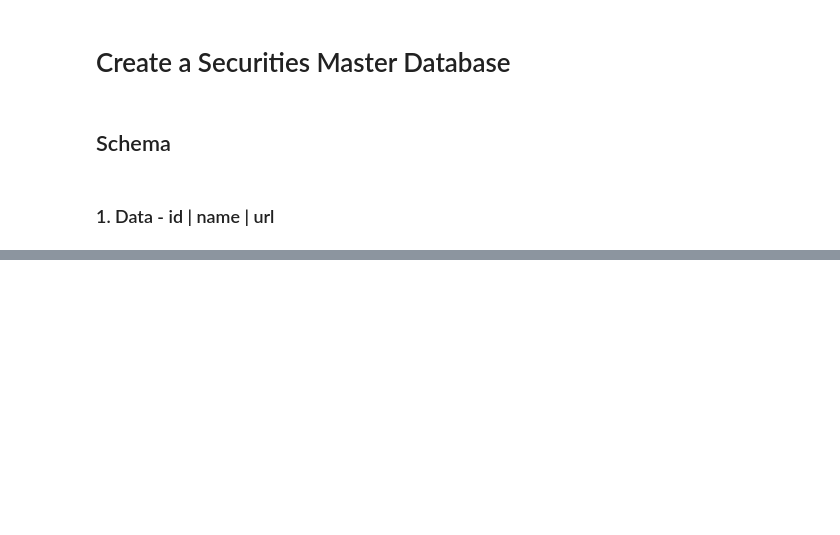
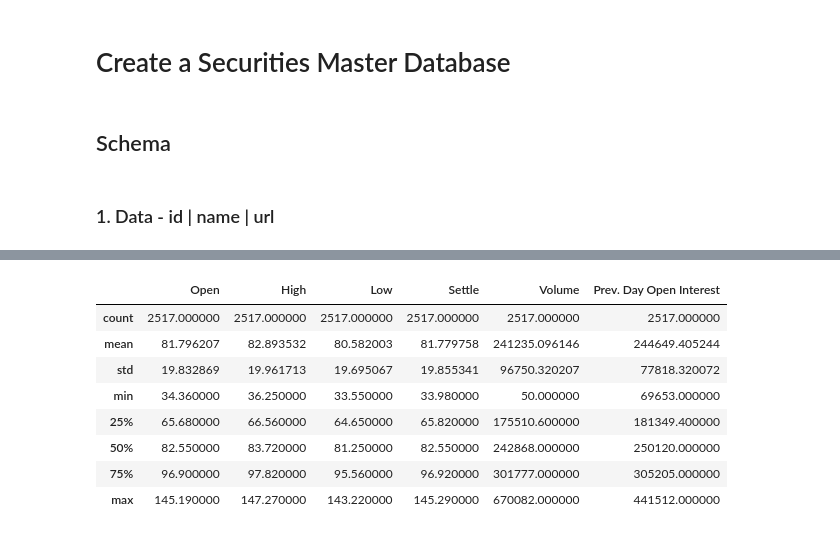
Before and after one commit to franko003/K2_Data_Science, a Jupyter notebook: Exploring_Data/scraping-notebooks/CryptoCompare_API.ipynb, the cells around one changed output, grey strips where cells are left out. Cells and saved outputs as stored; diff of their text form; code cells hidden in the pictures; blank space fills up the shorter version.

```diff
--- a/Exploring_Data/scraping-notebooks/CryptoCompare_API.ipynb
+++ b/Exploring_Data/scraping-notebooks/CryptoCompare_API.ipynb
@@ -271,0 +270,12 @@ conn.close()
+# %%
+data.describe()
+# %% [output]
+|  | Open | High | Low | Settle | Volume | Prev. Day Open Interest |
+| count | 2517.000000 | 2517.000000 | 2517.000000 | 2517.000000 | 2517.000000 | 2517.000000 |
+| mean | 81.796207 | 82.893532 | 80.582003 | 81.779758 | 241235.096146 | 244649.405244 |
+| std | 19.832869 | 19.961713 | 19.695067 | 19.855341 | 96750.320207 | 77818.320072 |
+| min | 34.360000 | 36.250000 | 33.550000 | 33.980000 | 50.000000 | 69653.000000 |
+| 25% | 65.680000 | 66.560000 | 64.650000 | 65.820000 | 175510.600000 | 181349.400000 |
+| 50% | 82.550000 | 83.720000 | 81.250000 | 82.550000 | 242868.000000 | 250120.000000 |
+| 75% | 96.900000 | 97.820000 | 95.560000 | 96.920000 | 301777.000000 | 305205.000000 |
+| max | 145.190000 | 147.270000 | 143.220000 | 145.290000 | 670082.000000 | 441512.000000 |
```
Also changed, not shown: parts of 19 cells of this notebook, 2 other files.
